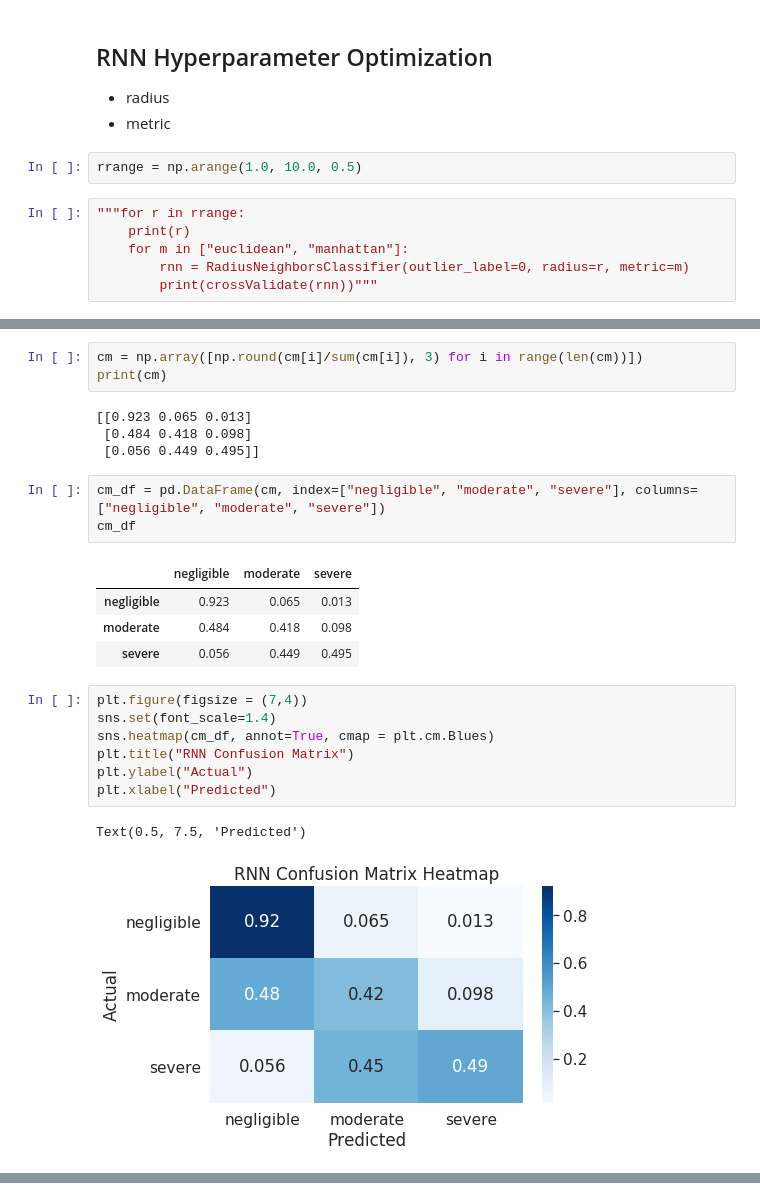
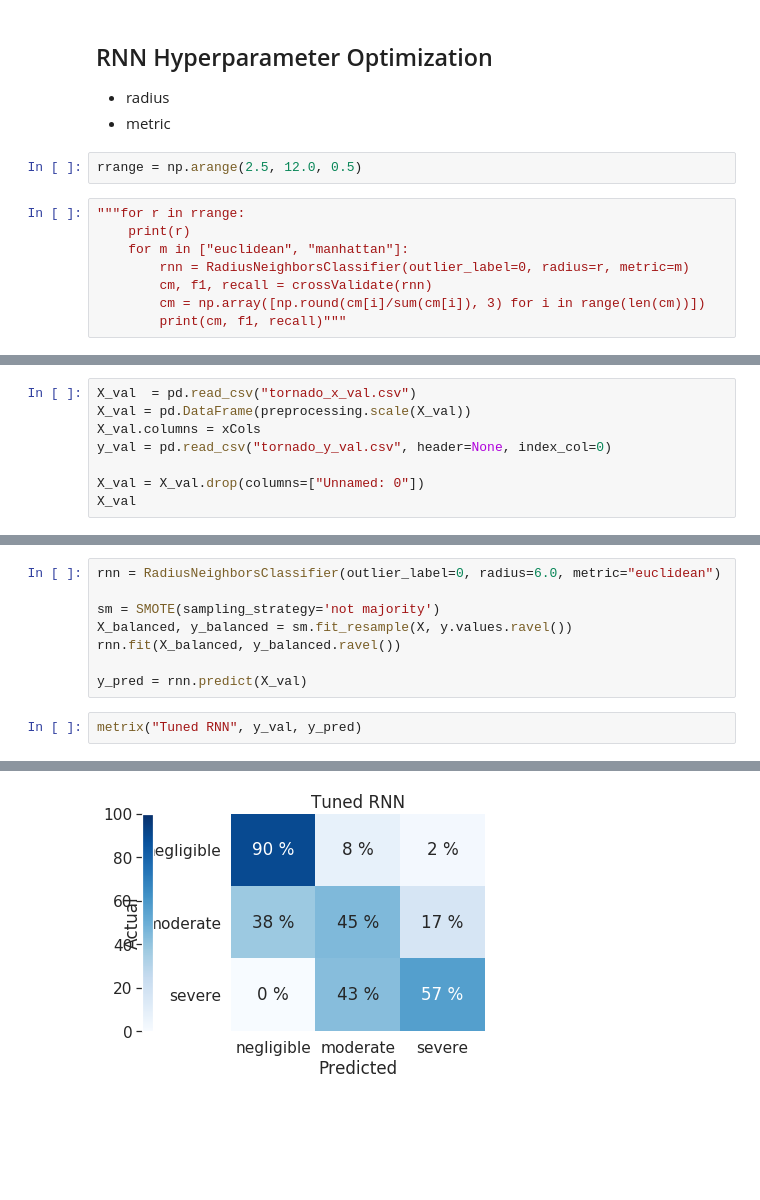
Before and after one commit to zaneddennis/tornado_v2, a Jupyter notebook: ZDD-Neighbors.ipynb, the cells around one changed output, grey strips where cells are left out. Cells and saved outputs as stored; diff of their text form; blank space fills up the shorter version.

```diff
--- a/ZDD-Neighbors.ipynb
+++ b/ZDD-Neighbors.ipynb
@@ -112,11 +118,13 @@ krange = range(1, 15)
 * radius
 * metric
 # %%
-rrange = np.arange(1.0, 10.0, 0.5)
+rrange = np.arange(2.5, 12.0, 0.5)
 # %%
 """for r in rrange:
     print(r)
     for m in ["euclidean", "manhattan"]:
         rnn = RadiusNeighborsClassifier(outlier_label=0, radius=r, metric=m)
-        print(crossValidate(rnn))"""
+        cm, f1, recall = crossValidate(rnn)
+        cm = np.array([np.round(cm[i]/sum(cm[i]), 3) for i in range(len(cm))])
+        print(cm, f1, recall)"""
 # %% [output]
@@ -123,0 +134,8 @@ rrange = np.arange(1.0, 10.0, 0.5)
+# %%
+X_val  = pd.read_csv("tornado_x_val.csv")
+X_val = pd.DataFrame(preprocessing.scale(X_val))
+X_val.columns = xCols
+y_val = pd.read_csv("tornado_y_val.csv", header=None, index_col=0)
+
+X_val = X_val.drop(columns=["Unnamed: 0"])
+X_val
@@ -136,25 +230,11 @@ print(f1)
-# %%
-cm = np.array([np.round(cm[i]/sum(cm[i]), 3) for i in range(len(cm))])
-print(cm)
-# %% [output]
-[[0.923 0.065 0.013]
- [0.484 0.418 0.098]
- [0.056 0.449 0.495]]
-# %%
-cm_df = pd.DataFrame(cm, index=["negligible", "moderate", "severe"], columns=["negligible", "moderate", "severe"])
-cm_df
-# %% [output]
-|  | negligible | moderate | severe |
-| negligible | 0.923 | 0.065 | 0.013 |
-| moderate | 0.484 | 0.418 | 0.098 |
-| severe | 0.056 | 0.449 | 0.495 |
-# %%
-plt.figure(figsize = (7,4))
-sns.set(font_scale=1.4)
-sns.heatmap(cm_df, annot=True, cmap = plt.cm.Blues)
-plt.title("RNN Confusion Matrix")
-plt.ylabel("Actual")
-plt.xlabel("Predicted")
-# %% [output]
-Text(0.5, 7.5, 'Predicted')
-[figure, removed]
+# %%
+rnn = RadiusNeighborsClassifier(outlier_label=0, radius=6.0, metric="euclidean")
+
+sm = SMOTE(sampling_strategy='not majority')
+X_balanced, y_balanced = sm.fit_resample(X, y.values.ravel())
+rnn.fit(X_balanced, y_balanced.ravel())
+
+y_pred = rnn.predict(X_val)
+# %%
+metrix("Tuned RNN", y_val, y_pred)
+# %% [output]
@@ -160,0 +259 @@ Text(0.5, 7.5, 'Predicted')
+[figure, added]
```
Also changed, not shown: parts of 17 cells of this notebook.
